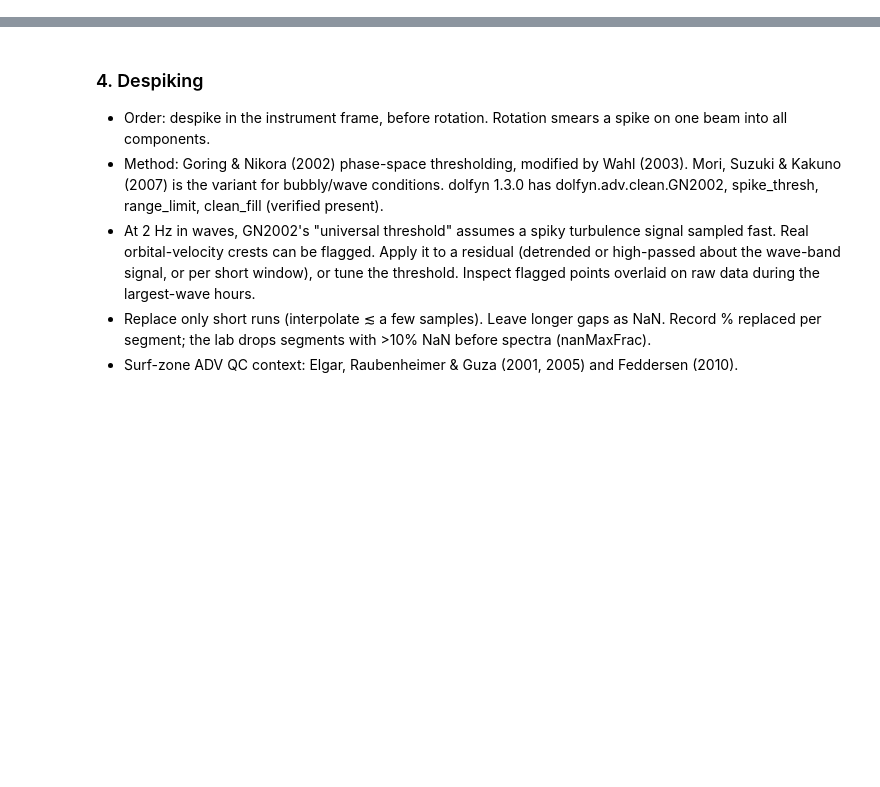
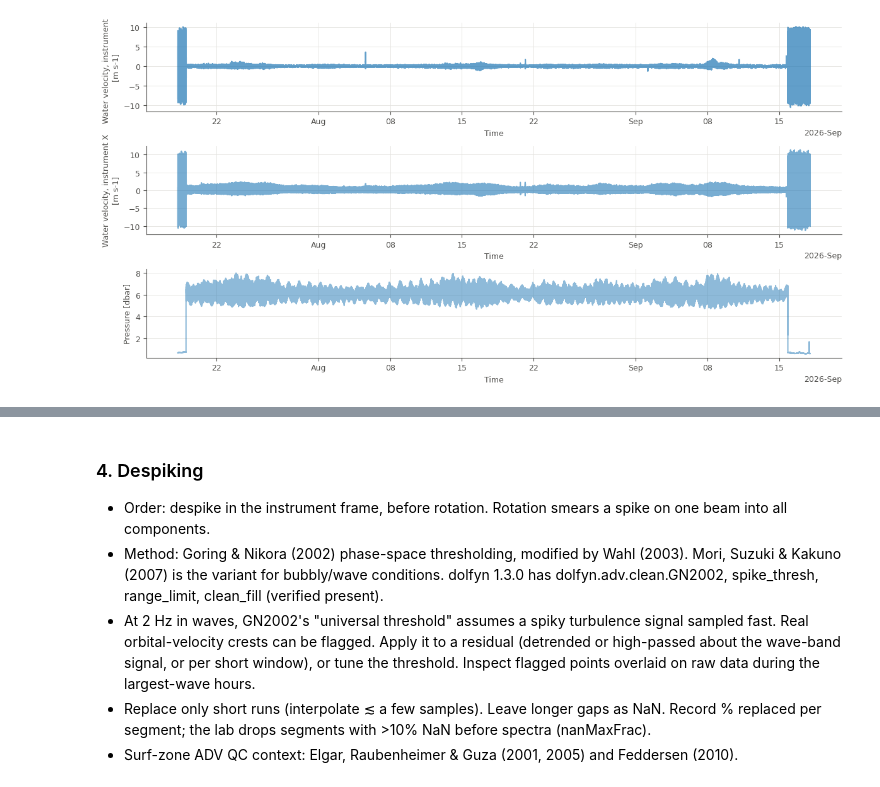
Before and after one commit to isidora-rojas/4EWA, a Jupyter notebook: processing/adv_QC.ipynb, the cells around one changed output, grey strips where cells are left out. Saved outputs shown, nothing was run; the diff lists cells and outputs as text; code cells hidden in the pictures; blank space fills up the shorter version.

```diff
--- a/processing/adv_QC.ipynb
+++ b/processing/adv_QC.ipynb
@@ -12,0 +119,20 @@ import matplotlib.pyplot as plt
+# %%
+##-----load raw + drop seam filler records-----##
+# .load() pulls the whole file into memory (~400 MB for 10.7 M samples). Everything below
+# indexes it repeatedly, and that is much faster in memory than lazily from disk.
+ds_raw = xr.open_dataset(Path(data_path) / f"{sensor_id}.nc").load()
+n_raw = ds_raw.sizes["time"]
+
+# Seam fillers: pressure exactly 0, all three beam correlations 0, temp NaN, and a timestamp
+# that duplicates the next real sample. They are not measurements, so drop them (no
+# interpolation). Both conditions must hold, so a real low-correlation sample is never caught here.
+filler = (ds_raw.p.values == 0) & (ds_raw["corr"].values == 0).all(axis=0)   # corr is (beam, time)
+ds = ds_raw.isel(time=~filler)
+
+# check the time base afterwards: spacing should be 0.5 s (2 Hz). Any > 0.5 s is a real gap
+# where a filler replaced a sample, rather than duplicating one.
+dt = np.diff(ds.time.values) / np.timedelta64(1, "s")
+print(f"{sensor_id}: dropped {filler.sum()} filler samples "
+      f"(p = 0, corr = 0) of {n_raw:,}")
+print(f"  sample spacing after drop: min {dt.min():.3f} s, max {dt.max():.3f} s, "
+      f"{(dt > 0.51).sum()} gap(s) > 0.5 s")
@@ -12,0 +162,12 @@ import matplotlib.pyplot as plt
+# %%
+plt.figure(figsize=(12, 6))
+plt.subplot(3,1,1)
+ds['v'].plot(alpha=0.7)
+plt.subplot(3,1,2)
+ds['u'].plot(alpha=0.6)
+plt.subplot(3,1,3)
+ds['p'].plot(alpha=0.5)
+
+plt.tight_layout()
+# %% [output]
+[figure, added]
```
Also changed, not shown: parts of 30 cells of this notebook, 6 other files.
